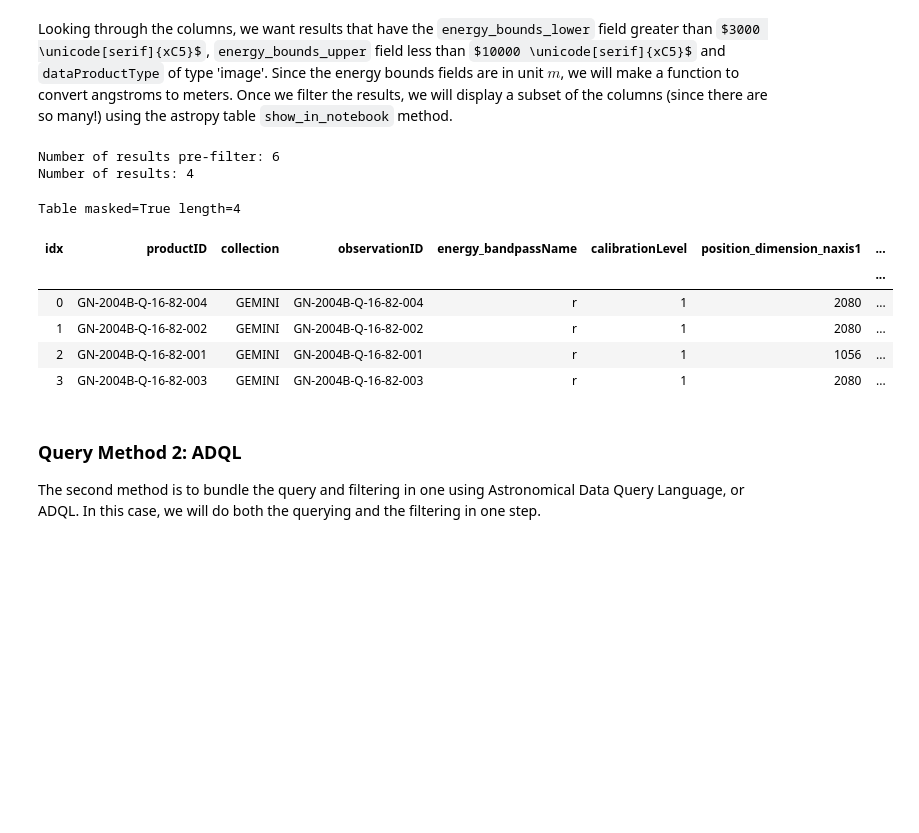
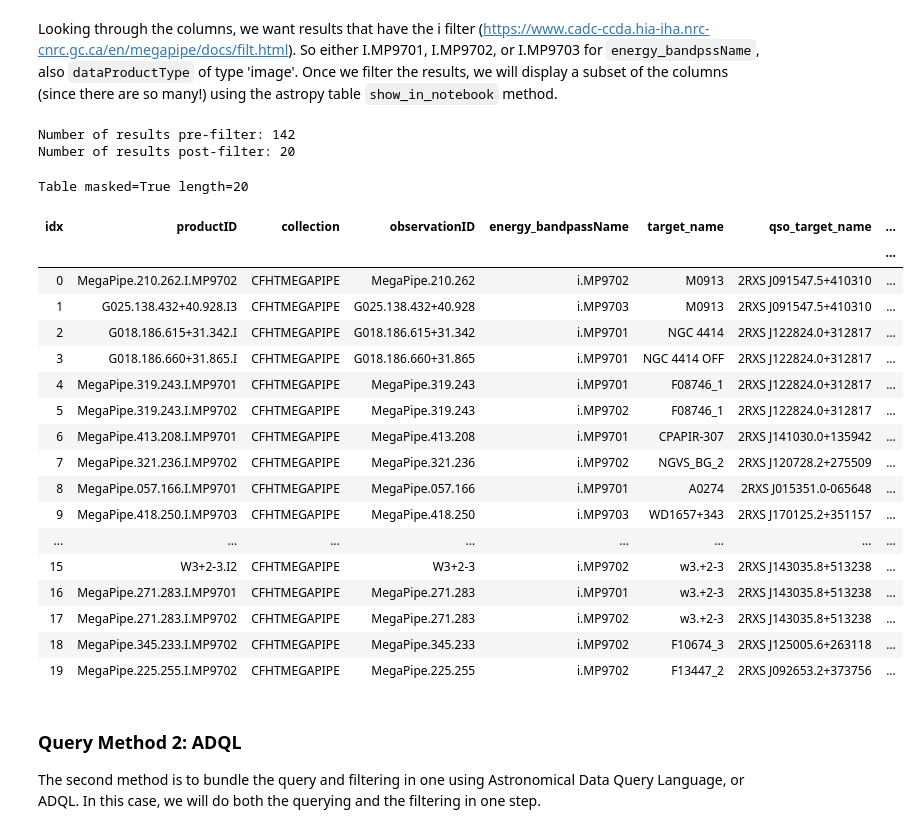
Before and after one commit to ellieb/astroquery_tutorial, a Jupyter notebook: astroquery_example_quasars.ipynb, the cells around one changed output. Saved outputs shown, nothing was run; the diff lists cells and outputs as text; code cells hidden in the pictures; some formulas as TeX source; blank space fills up the shorter version.

```diff
--- a/astroquery_example_quasars.ipynb
+++ b/astroquery_example_quasars.ipynb
@@ -90,37 +102,71 @@ lastModified_2                    | None    | timestamp of last modification of
+# %%
+from astropy.table import vstack
+from astroquery.cadc import Cadc
+cadc = Cadc()
+
+#results_list = [cadc.query_region(coords, collection='CFHTMEGAPIPE') for coords in coords_from_name]
+# coords_results_list = list(zip(coords_from_name, results_list))
+# print(coords_results_list)
+
+results_list = []
+name_list = high_redshift_qso_data['name'].values
+for target_name, coords in zip(name_list, coords_from_ra_dec_fields): # TODO: try with coords from field too
+    results = cadc.query_region(coords, collection='CFHTMEGAPIPE')
+    if len(results):
+        # We add target coordinates as columns to later make cutout process easier
+        results['qso_target_name'] = target_name
+        results['qso_target_ra'] = coords.ra
+        results['qso_target_dec'] = coords.dec
+        results_list.append(results)
+
+# Maybe add a column to the table with target coordinates?? For better imaging???
+# ^ I like adding the column idea > better for when we stack the table
+# Could also do a dict with target_name, target_coords, results_table??
+#results = vstack(results_list)
+#results.show_in_notebook()
+
+results = vstack(results_list)
 # %% [markdown]
-Looking through the columns, we want results that have the `energy_bounds_lower` field greater than $3000 \unicode[serif]{xC5}$, `energy_bounds_upper` field less than $10000 \unicode[serif]{xC5}$ and `dataProductType` of type 'image'. Since the energy bounds fields are in unit $m$, we will make a function to convert angstroms to meters. Once we filter the results, we will display a subset of the columns (since there are so many!) using the astropy table `show_in_notebook` method.
+Looking through the columns, we want results that have the i filter (https://www.cadc-ccda.hia-iha.nrc-cnrc.gc.ca/en/megapipe/docs/filt.html). So either I.MP9701, I.MP9702, or I.MP9703 for `energy_bandpssName`, also `dataProductType` of type 'image'. Once we filter the results, we will display a subset of the columns (since there are so many!) using the astropy table `show_in_notebook` method.
 # %%
 # Construct the filter
-ang_to_m = lambda ang: ang*1e-10
-
-lower_bound_m = ang_to_m(3000)
-upper_bound_m = ang_to_m(10000)
-results_filter = (results['energy_bounds_lower']>= lower_bound_m) &\
-                 (results['energy_bounds_upper']<= upper_bound_m) &\
+results_filter = ([energy_bandpass_name.startswith('i.') for energy_bandpass_name in
+                   results['energy_bandpassName']]) &\
                  (results['dataProductType'] == 'image')
 
 # Apply the filter to the results
 filtered_results = results[results_filter]
 
 print('Number of results pre-filter: {}'.format(len(results)))
-print('Number of results: {}'.format(len(filtered_results)))
+print('Number of results post-filter: {}'.format(len(filtered_results)))
 
 columns_subset = ['productID', 'collection', 'observationID', 'energy_bandpassName', \
-                  'calibrationLevel', 'position_dimension_naxis1',
-                  'position_dimension_naxis2', 'intent', 'target_name', 'telescope_name', \
-                  'instrument_name', 'position_bounds', 'dataProductType']
+                  'target_name', 'qso_target_name', 'qso_target_ra', 'qso_target_dec', \
+                   'telescope_name', 'instrument_name', 'dataProductType']
 
 filtered_results[columns_subset].show_in_notebook()
 # %% [output]
-Number of results pre-filter: 6
-Number of results: 4
+Number of results pre-filter: 142
+Number of results post-filter: 20
-Table masked=True length=4
+Table masked=True length=20
-| idx | productID | collection | observationID | energy_bandpassName | calibrationLevel | position_dimension_naxis1 | ... |
+| idx | productID | collection | observationID | energy_bandpassName | target_name | qso_target_name | ... |
 |  |  |  |  |  |  |  | ... |
-| 0 | GN-2004B-Q-16-82-004 | GEMINI | GN-2004B-Q-16-82-004 | r | 1 | 2080 | ... |
-| 1 | GN-2004B-Q-16-82-002 | GEMINI | GN-2004B-Q-16-82-002 | r | 1 | 2080 | ... |
-| 2 | GN-2004B-Q-16-82-001 | GEMINI | GN-2004B-Q-16-82-001 | r | 1 | 1056 | ... |
-| 3 | GN-2004B-Q-16-82-003 | GEMINI | GN-2004B-Q-16-82-003 | r | 1 | 2080 | ... |
+| 0 | MegaPipe.210.262.I.MP9702 | CFHTMEGAPIPE | MegaPipe.210.262 | i.MP9702 | M0913 | 2RXS J091547.5+410310 | ... |
+| 1 | G025.138.432+40.928.I3 | CFHTMEGAPIPE | G025.138.432+40.928 | i.MP9703 | M0913 | 2RXS J091547.5+410310 | ... |
+| 2 | G018.186.615+31.342.I | CFHTMEGAPIPE | G018.186.615+31.342 | i.MP9701 | NGC 4414 | 2RXS J122824.0+312817 | ... |
+| 3 | G018.186.660+31.865.I | CFHTMEGAPIPE | G018.186.660+31.865 | i.MP9701 | NGC 4414 OFF | 2RXS J122824.0+312817 | ... |
+| 4 | MegaPipe.319.243.I.MP9701 | CFHTMEGAPIPE | MegaPipe.319.243 | i.MP9701 | F08746_1 | 2RXS J122824.0+312817 | ... |
+| 5 | MegaPipe.319.243.I.MP9702 | CFHTMEGAPIPE | MegaPipe.319.243 | i.MP9702 | F08746_1 | 2RXS J122824.0+312817 | ... |
+| 6 | MegaPipe.413.208.I.MP9701 | CFHTMEGAPIPE | MegaPipe.413.208 | i.MP9701 | CPAPIR-307 | 2RXS J141030.0+135942 | ... |
+| 7 | MegaPipe.321.236.I.MP9702 | CFHTMEGAPIPE | MegaPipe.321.236 | i.MP9702 | NGVS_BG_2 | 2RXS J120728.2+275509 | ... |
+| 8 | MegaPipe.057.166.I.MP9701 | CFHTMEGAPIPE | MegaPipe.057.166 | i.MP9701 | A0274 | 2RXS J015351.0-065648 | ... |
+| 9 | MegaPipe.418.250.I.MP9703 | CFHTMEGAPIPE | MegaPipe.418.250 | i.MP9703 | WD1657+343 | 2RXS J170125.2+351157 | ... |
+| ... | ... | ... | ... | ... | ... | ... | ... |
+| 15 | W3+2-3.I2 | CFHTMEGAPIPE | W3+2-3 | i.MP9702 | w3.+2-3 | 2RXS J143035.8+513238 | ... |
+| 16 | MegaPipe.271.283.I.MP9701 | CFHTMEGAPIPE | MegaPipe.271.283 | i.MP9701 | w3.+2-3 | 2RXS J143035.8+513238 | ... |
+| 17 | MegaPipe.271.283.I.MP9702 | CFHTMEGAPIPE | MegaPipe.271.283 | i.MP9702 | w3.+2-3 | 2RXS J143035.8+513238 | ... |
+| 18 | MegaPipe.345.233.I.MP9702 | CFHTMEGAPIPE | MegaPipe.345.233 | i.MP9702 | F10674_3 | 2RXS J125005.6+263118 | ... |
+| 19 | MegaPipe.225.255.I.MP9702 | CFHTMEGAPIPE | MegaPipe.225.255 | i.MP9702 | F13447_2 | 2RXS J092653.2+373756 | ... |
 # %% [markdown]
 ### Query Method 2: ADQL
 The second method is to bundle the query and filtering in one using Astronomical Data Query Language, or ADQL. In this case, we will do both the querying and the filtering in one step.
```
Also changed, not shown: parts of 20 cells of this notebook, 1 other file.
